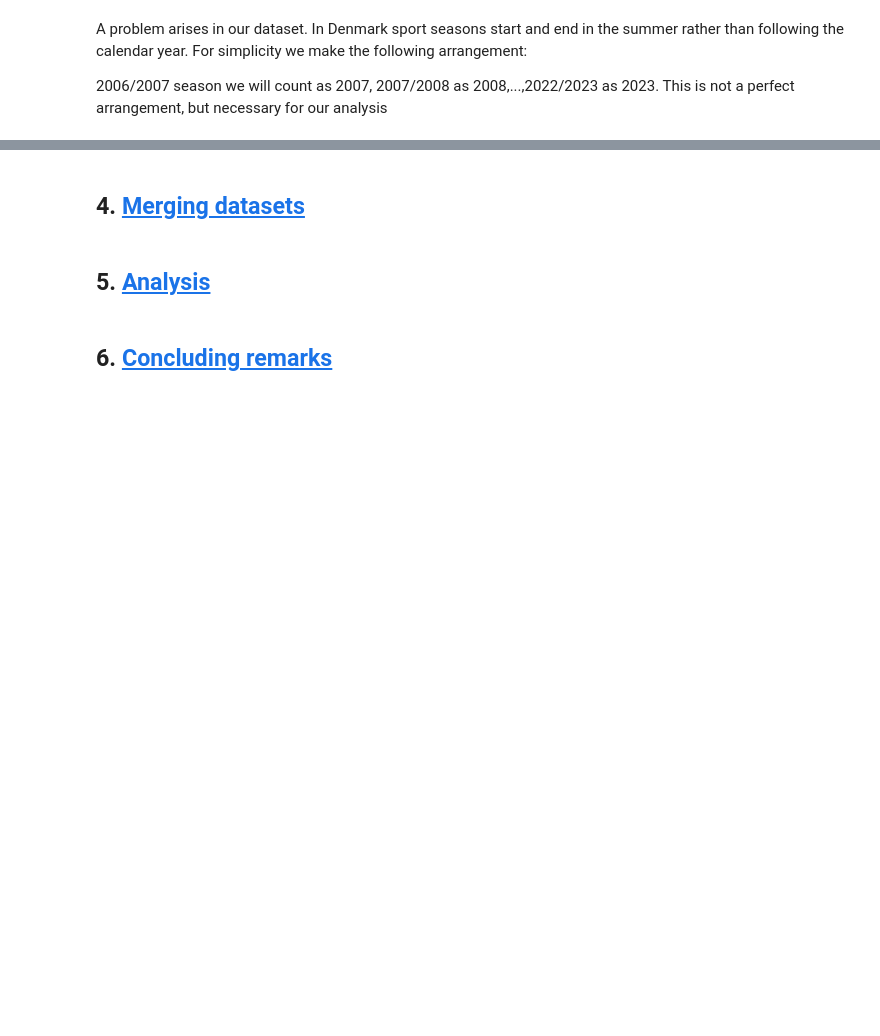
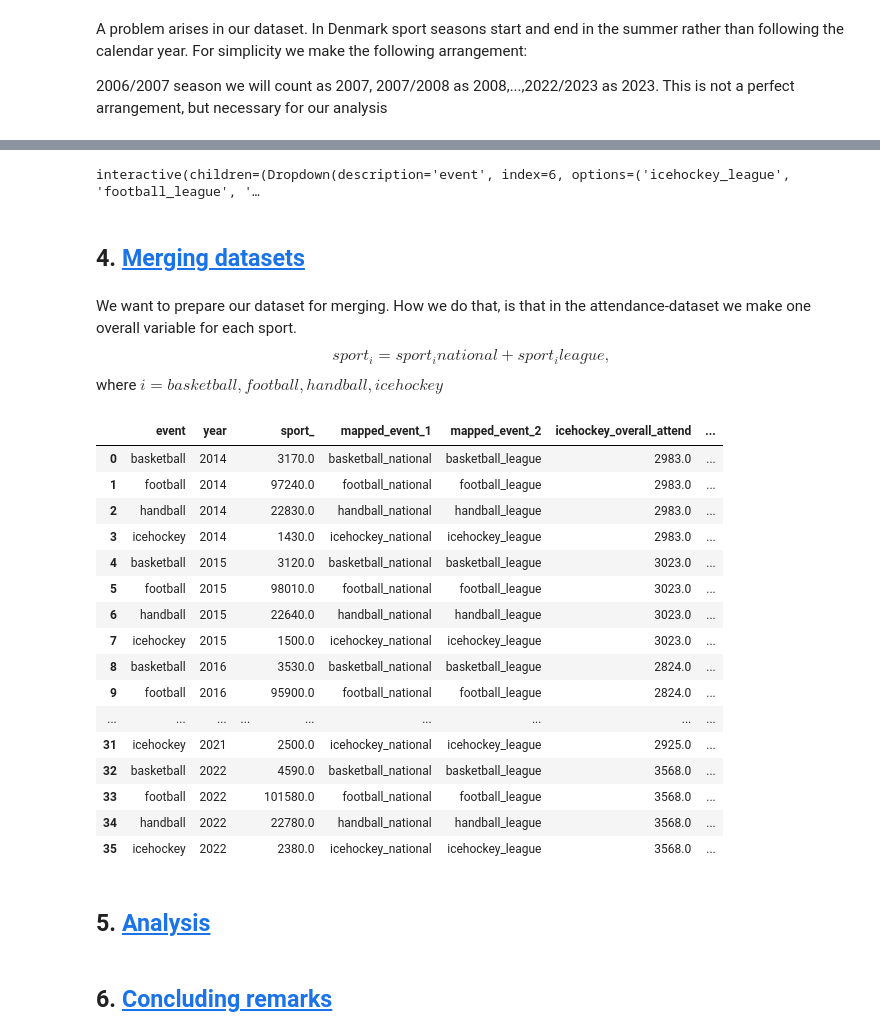
Before and after one commit to NumEconCopenhagen/projects-2024-Simon-C-og-Jens-H, a Jupyter notebook: dataproject/dataproject.ipynb, the cells around one changed output, grey strips where cells are left out. Saved outputs shown, nothing was run; the diff lists cells and outputs as text; code cells hidden in the pictures; blank space fills up the shorter version.

```diff
--- a/dataproject/dataproject.ipynb
+++ b/dataproject/dataproject.ipynb
@@ -517,0 +514,4 @@ sport_api
+# %%
+# making the column "avr_attend" numerical
+sport_api['avr_attend_numeric'] = pd.to_numeric(sport_api['avr_attend'], errors='coerce')
+non_numeric_values = sport_api[pd.isnull(sport_api['avr_attend_numeric'])]
@@ -518,5 +522,78 @@ sport_api
+# %%
+widgets.interact(plot_f,
+    df = widgets.fixed(sport_api),
+    sport = widgets.Dropdown(description='event',
+                             options=sport_api.event.unique(),
+                             value='football_national')
+);
+# %% [output]
+interactive(children=(Dropdown(description='event', index=6, options=('icehockey_league', 'football_league', '…
 # %% [markdown]
 ## 4. <a id='toc4_'></a>[Merging datasets](#toc4_)
+# %% [markdown]
+
+We want to prepare our dataset for merging. How we do that, is that in the attendance-dataset we make one overall variable for each sport.
+$$
+sport_{i} = sport_{i}national + sport_{i}league,
+$$
+where $i={basketball,football,handball,icehockey}$
+# %%
+sport_api = sport_api.drop(columns=['avr_attend'])
+# %%
+# Gruppér data efter 'year' og 'event'
+grouped_data = sport_api.groupby(['year', 'event'])['avr_attend_numeric'].sum().reset_index()
+
+# Filtrer kun 'national' og 'league' observationer for hver sportsgren og opret en ny variabel for hver
+sports = ['icehockey', 'football', 'basketball', 'handball']
+for sport in sports:
+    filtered_data = grouped_data[grouped_data['event'].str.contains(sport)]
+    overall_attend = filtered_data.groupby('year')['avr_attend_numeric'].sum().reset_index()
+    overall_attend.rename(columns={'avr_attend_numeric': f'{sport}_overall_attend'}, inplace=True)
+    sport_api = sport_api.merge(overall_attend, on='year', how='left')
+# %%
+# Udskriv det opdaterede datasæt
+sport_api['event'] = sport_api['event'].replace({
+    'icehockey_national': 'icehockey',
+    'icehockey_league': 'icehockey',
+    'football_national': 'football',
+    'football_league': 'football',
+    'handball_national': 'handball',
+    'handball_league': 'handball',
+    'basketball_national': 'basketball',
+    'basketball_league': 'basketball'
+})
+
+# Fjern duplikerede rækker
+sport_api = sport_api.drop(columns=['avr_attend_numeric'])
+sport_api = sport_api.drop_duplicates()
+# %%
+# Makes year the same type (string)
+sport_long['year'] = sport_long['year'].astype(str)
+
+# Foretag merge baseret på år og de to 'mapped_event' kolonner
+merged = pd.merge(sport_long, sport_api, on=['year','event'], how='inner')
+merged
+
+# Print det sammensmeltede datasæt
+#print(merged_df)
+# %% [output]
+|  | event | year |  | sport_ | mapped_event_1 | mapped_event_2 | icehockey_overall_attend | ... |
+| 0 | basketball | 2014 |  | 3170.0 | basketball_national | basketball_league | 2983.0 | ... |
+| 1 | football | 2014 |  | 97240.0 | football_national | football_league | 2983.0 | ... |
+| 2 | handball | 2014 |  | 22830.0 | handball_national | handball_league | 2983.0 | ... |
+| 3 | icehockey | 2014 |  | 1430.0 | icehockey_national | icehockey_league | 2983.0 | ... |
+| 4 | basketball | 2015 |  | 3120.0 | basketball_national | basketball_league | 3023.0 | ... |
+| 5 | football | 2015 |  | 98010.0 | football_national | football_league | 3023.0 | ... |
+| 6 | handball | 2015 |  | 22640.0 | handball_national | handball_league | 3023.0 | ... |
+| 7 | icehockey | 2015 |  | 1500.0 | icehockey_national | icehockey_league | 3023.0 | ... |
+| 8 | basketball | 2016 |  | 3530.0 | basketball_national | basketball_league | 2824.0 | ... |
+| 9 | football | 2016 |  | 95900.0 | football_national | football_league | 2824.0 | ... |
+| ... | ... | ... | ... | ... | ... | ... | ... | ... |
+| 31 | icehockey | 2021 |  | 2500.0 | icehockey_national | icehockey_league | 2925.0 | ... |
+| 32 | basketball | 2022 |  | 4590.0 | basketball_national | basketball_league | 3568.0 | ... |
+| 33 | football | 2022 |  | 101580.0 | football_national | football_league | 3568.0 | ... |
+| 34 | handball | 2022 |  | 22780.0 | handball_national | handball_league | 3568.0 | ... |
+| 35 | icehockey | 2022 |  | 2380.0 | icehockey_national | icehockey_league | 3568.0 | ... |
 # %% [markdown]
 ## 5. <a id='toc5_'></a>[Analysis](#toc5_)
 # %% [markdown]
```
Also changed, not shown: parts of 5 cells of this notebook.
